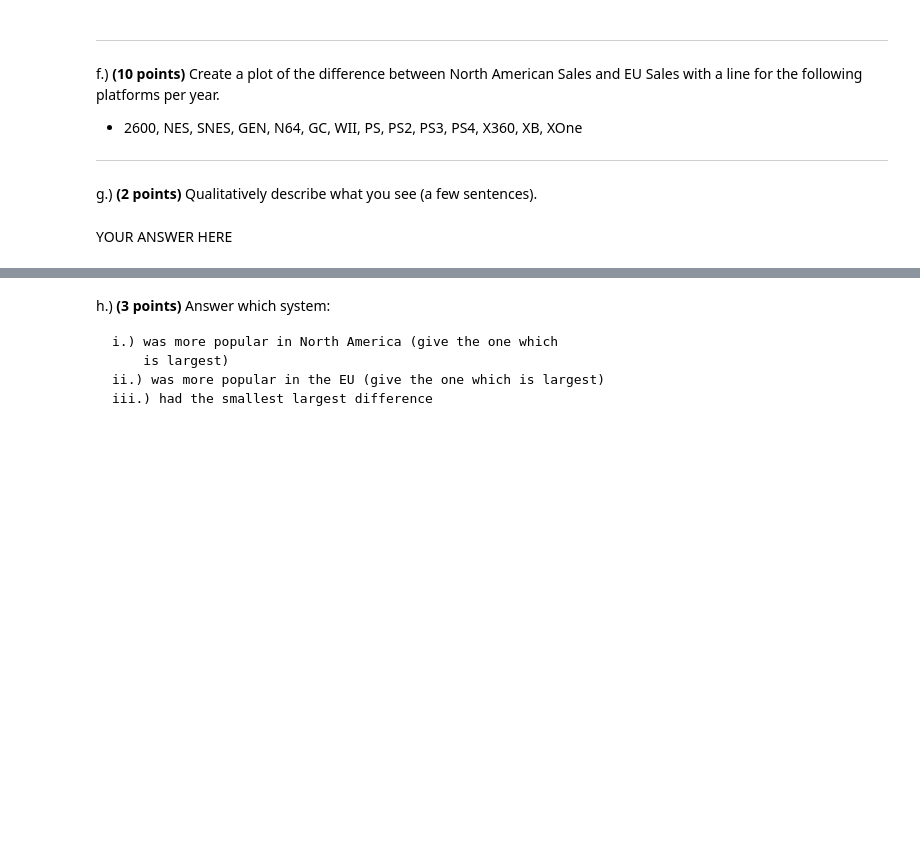
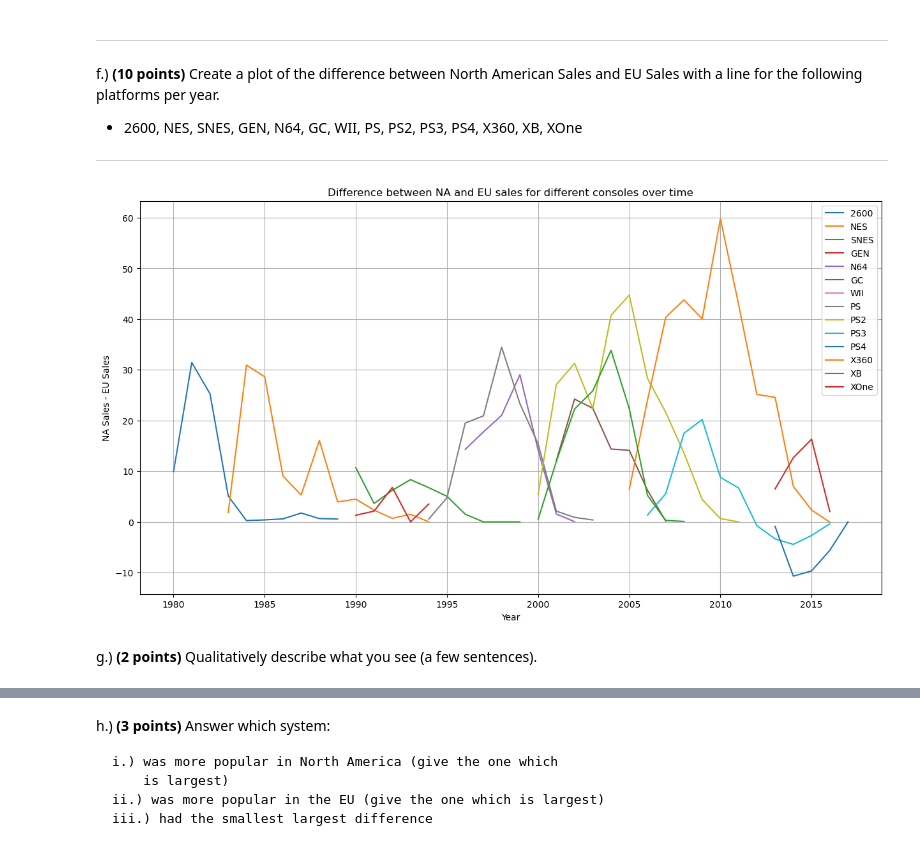
Before and after one commit to Vileh/Storing-Manipulating-and-Visualising-Data, a Jupyter notebook: Assignment 3/Assignment3.ipynb, the cells around one changed output, grey strips where cells are left out. Cells and saved outputs as stored; diff of their text form; code cells hidden in the pictures; blank space fills up the shorter version.

```diff
--- a/Assignment 3/Assignment3.ipynb
+++ b/Assignment 3/Assignment3.ipynb
@@ -233,4 +270,16 @@ raise NotImplementedError()
+# %%
+# YOUR CODE HERE
+fig, ax = plt.subplots(1, 1, figsize=(15, 8))
+for console in ['2600', 'NES', 'SNES', 'GEN', 'N64', 'GC', 'WII', 'PS', 'PS2', 'PS3', 'PS4', 'X360', 'XB', 'XOne']:
+    console_df = games[games['Platform'] == console][['Year', 'NA_Sales', 'EU_Sales']].groupby('Year').sum()
+    ax.plot(console_df.index, console_df['NA_Sales'] - console_df['EU_Sales'], label=console)
+
+ax.legend(loc='best')
+ax.set_xlabel('Year')
+ax.set_ylabel('NA Sales - EU Sales')
+ax.set_title('Difference between NA and EU sales for different consoles over time')
+ax.grid(True)
+# %% [output]
+[figure, added]
 # %% [markdown]
 g.) **(2 points)** Qualitatively describe what you see (a few sentences).
-# %% [markdown]
-YOUR ANSWER HERE
```
Also changed, not shown: parts of 28 cells of this notebook.
